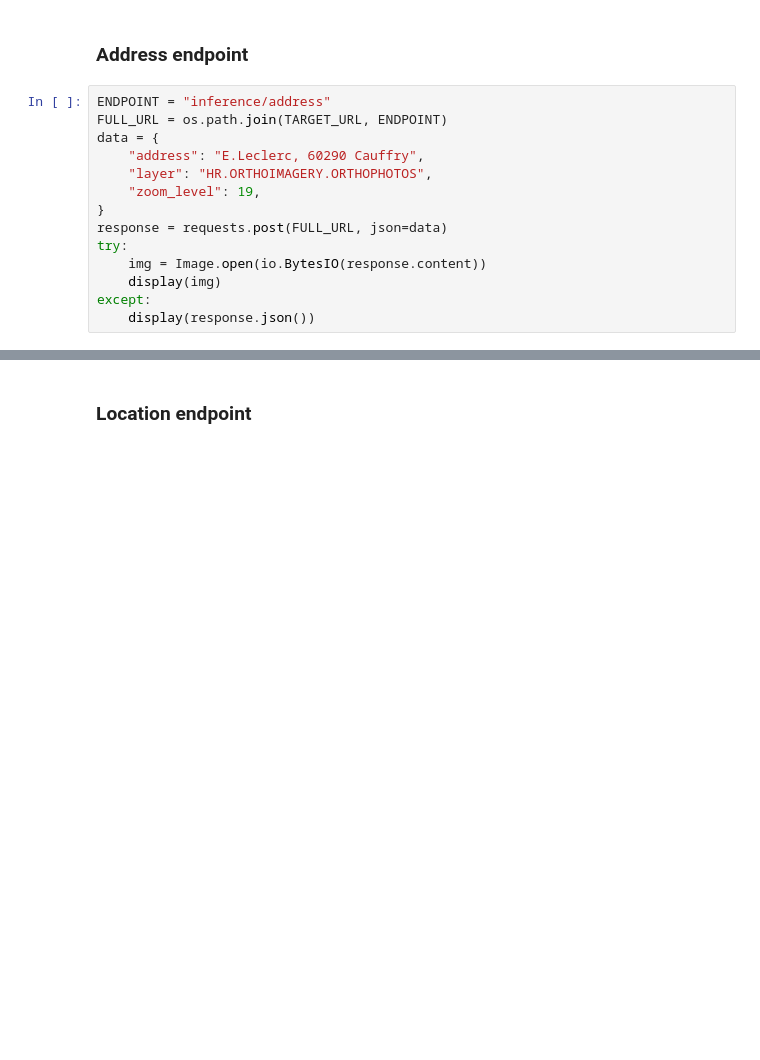
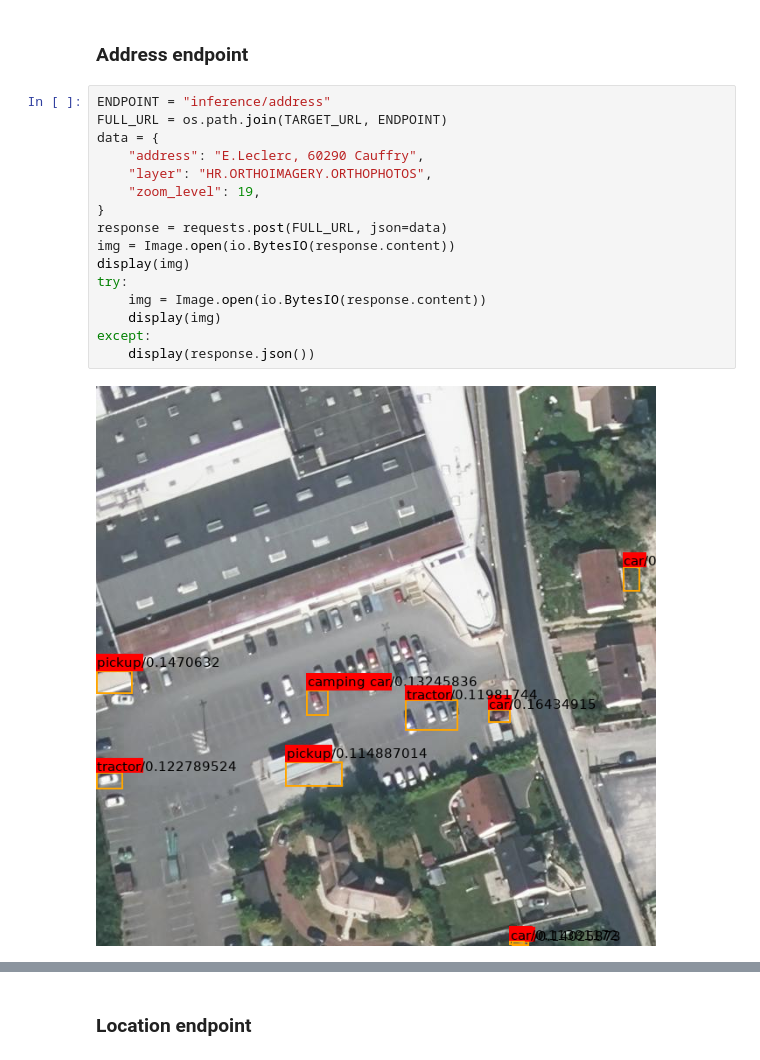
Before and after one commit to louistransfer/object_detection_ign, a Jupyter notebook: notebooks/api_endpoints.ipynb, the cells around one changed output, grey strips where cells are left out. Drawn from its saved outputs; the diff is of its cells as text; blank space fills up the shorter version.

```diff
--- a/notebooks/api_endpoints.ipynb
+++ b/notebooks/api_endpoints.ipynb
@@ -10,14 +10,18 @@ TARGET_URL = "http://localhost:8000"
 # %%
 ENDPOINT = "inference/address"
 FULL_URL = os.path.join(TARGET_URL, ENDPOINT)
 data = {
     "address": "E.Leclerc, 60290 Cauffry",
     "layer": "HR.ORTHOIMAGERY.ORTHOPHOTOS",
     "zoom_level": 19,
 }
 response = requests.post(FULL_URL, json=data)
+img = Image.open(io.BytesIO(response.content))
+display(img)
 try:
     img = Image.open(io.BytesIO(response.content))
     display(img)
 except:
     display(response.json())
+# %% [output]
+[figure, added]
```
Also changed, not shown: parts of 2 cells of this notebook, 4 other files.
